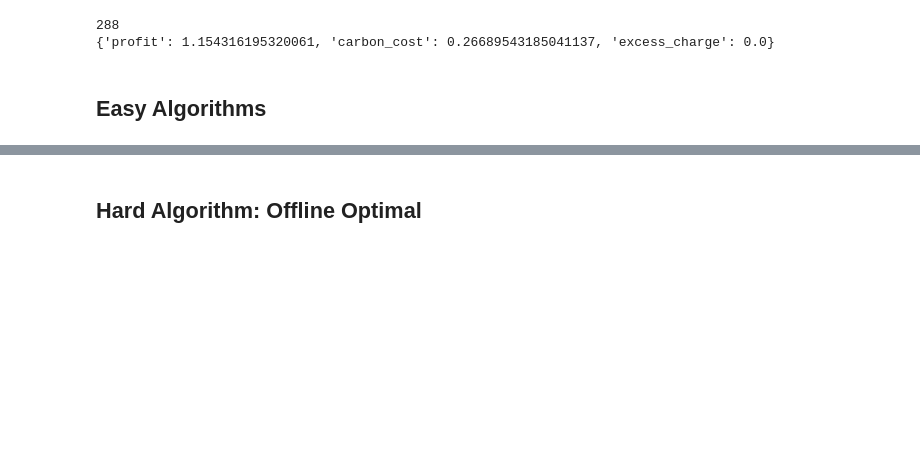
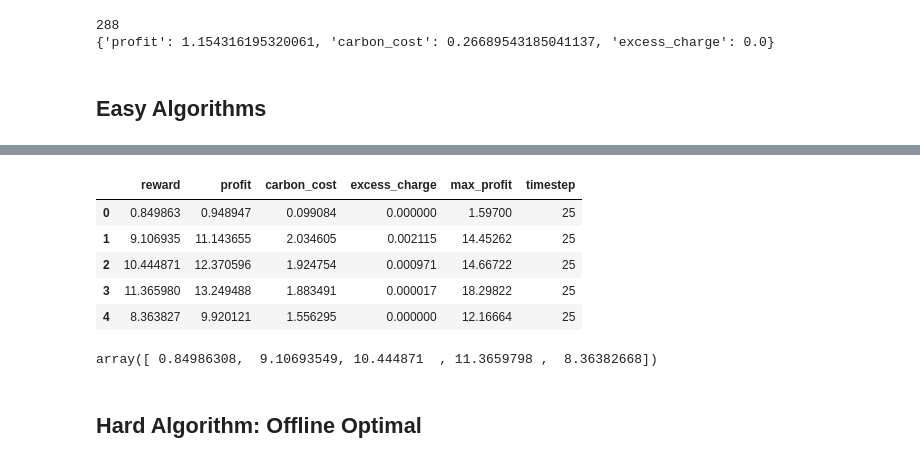
Before and after one commit to chrisyeh96/sustaingym, a Jupyter notebook: notebooks_and_scripts/env_validation.ipynb, the cells around one changed output, grey strips where cells are left out. Cells and saved outputs as stored; diff of their text form; code cells hidden in the pictures; blank space fills up the shorter version.

```diff
--- a/notebooks_and_scripts/env_validation.ipynb
+++ b/notebooks_and_scripts/env_validation.ipynb
@@ -335,0 +308,12 @@ greedy, continuous
+# %%
+rb1 = reward_breakdown.copy()
+rb2 = reward_breakdown.copy()
+# %%
+pd.concat([pd.DataFrame({}), rb1])
+# %% [output]
+|  | reward | profit | carbon_cost | excess_charge | max_profit | timestep |
+| 0 | 0.849863 | 0.948947 | 0.099084 | 0.000000 | 1.59700 | 25 |
+| 1 | 9.106935 | 11.143655 | 2.034605 | 0.002115 | 14.45262 | 25 |
+| 2 | 10.444871 | 12.370596 | 1.924754 | 0.000971 | 14.66722 | 25 |
+| 3 | 11.365980 | 13.249488 | 1.883491 | 0.000017 | 18.29822 | 25 |
+| 4 | 8.363827 | 9.920121 | 1.556295 | 0.000000 | 12.16664 | 25 |
@@ -336,3 +323,7 @@ greedy, continuous
+# %%
+np.array(rb1['reward'])
+# %% [output]
+array([ 0.84986308,  9.10693549, 10.444871  , 11.3659798 ,  8.36382668])
 # %% [markdown]
 ## Hard Algorithm: Offline Optimal
 # %%
```
Also changed, not shown: parts of 2 cells of this notebook, 3 other files.
